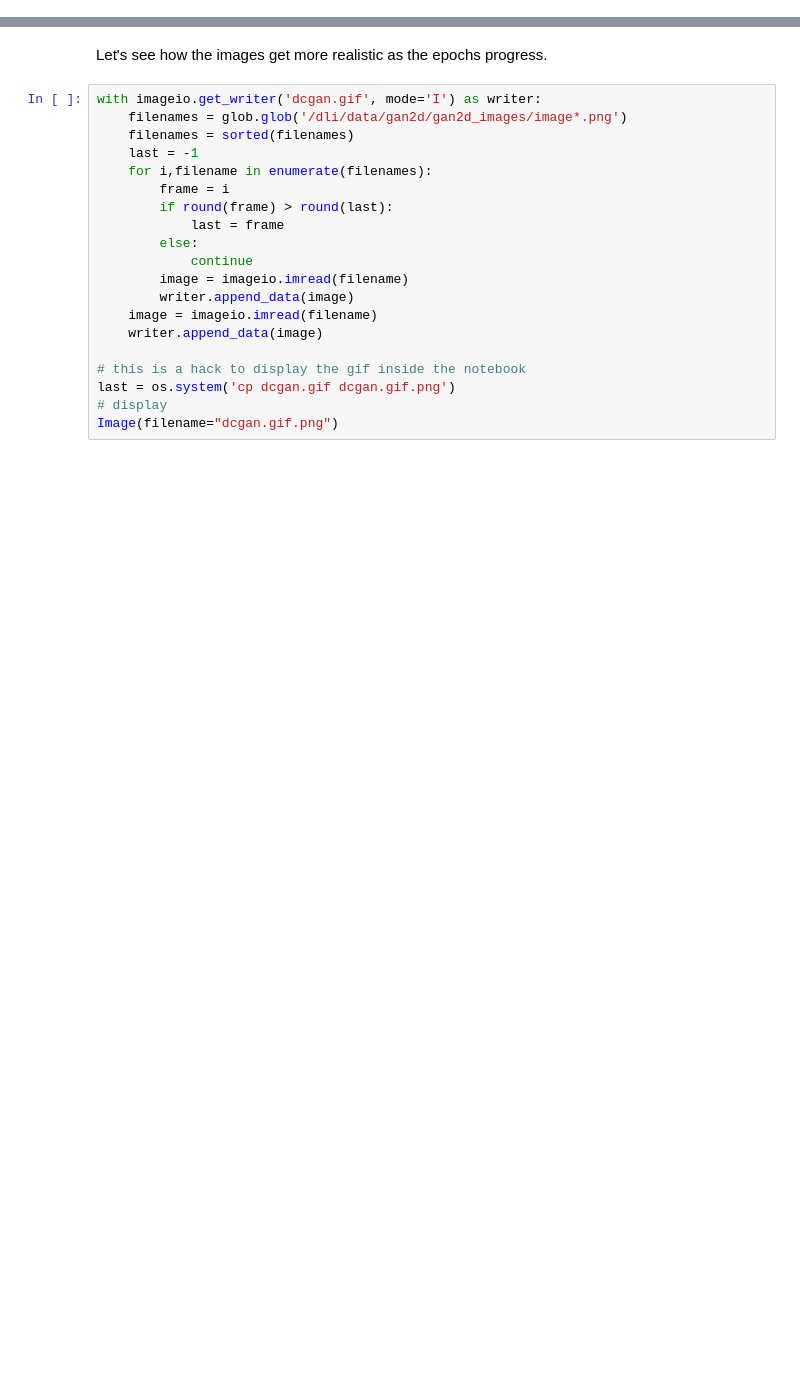
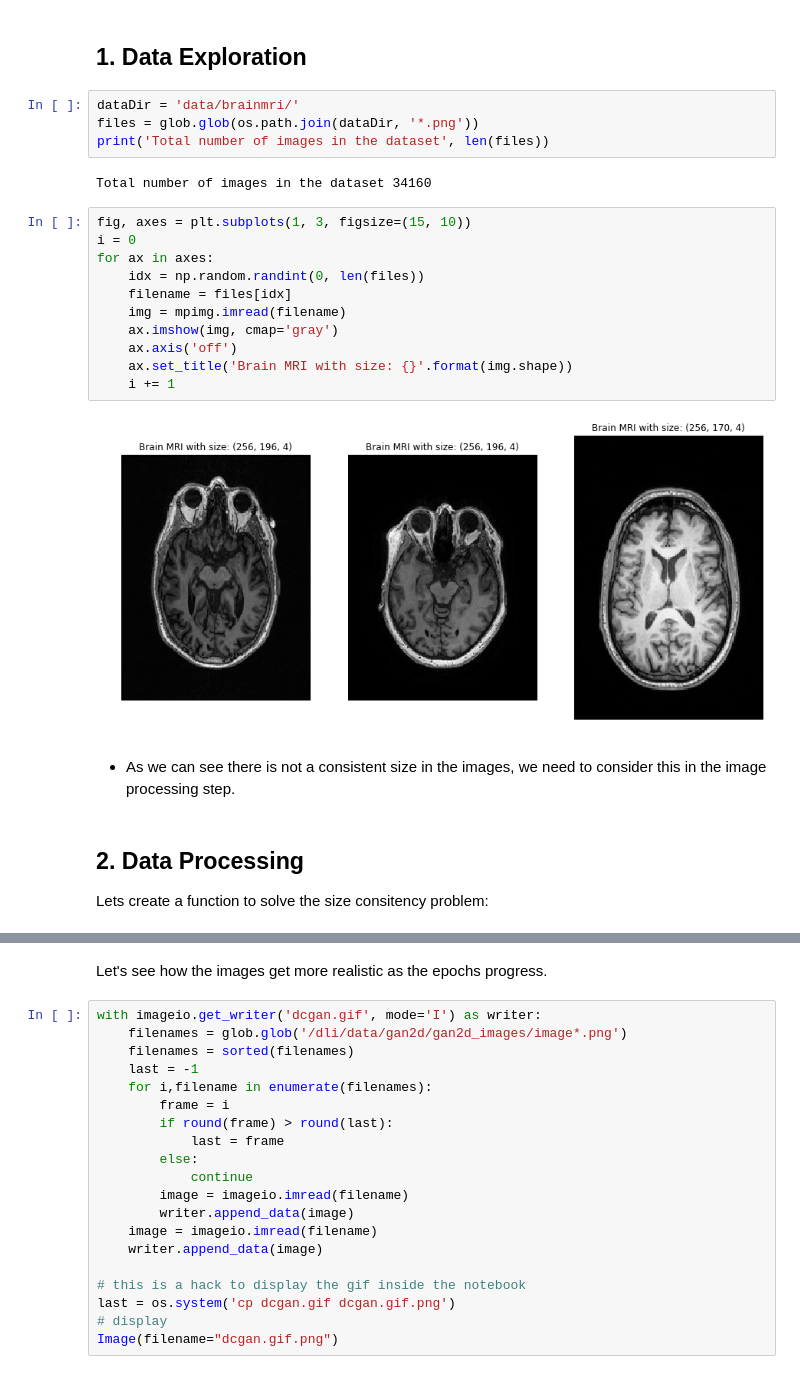
Before and after one commit to apolanco3225/Data-Augmentation-and-Segmentation-with-GANs-for-Medical-Images, a Jupyter notebook: startGANs.ipynb, the cells around one changed output, grey strips where cells are left out. Drawn from its saved outputs; the diff is of its cells as text; blank space fills up the shorter version.

```diff
--- a/startGANs.ipynb
+++ b/startGANs.ipynb
@@ -34,0 +40,26 @@ from IPython.display import Image
+# %% [markdown]
+## 1. Data Exploration
+# %%
+dataDir = 'data/brainmri/'
+files = glob.glob(os.path.join(dataDir, '*.png'))
+print('Total number of images in the dataset', len(files))
+# %% [output]
+Total number of images in the dataset 34160
+# %%
+fig, axes = plt.subplots(1, 3, figsize=(15, 10))
+i = 0
+for ax in axes:
+    idx = np.random.randint(0, len(files))
+    filename = files[idx]
+    img = mpimg.imread(filename)
+    ax.imshow(img, cmap='gray')
+    ax.axis('off')
+    ax.set_title('Brain MRI with size: {}'.format(img.shape))
+    i += 1
+# %% [output]
+[figure, added]
+# %% [markdown]
+* As we can see there is not a consistent size in the images, we need to consider this in the image processing step.
+# %% [markdown]
+## 2. Data Processing
+Lets create a function to solve the size consitency problem:
```
Also changed, not shown: parts of 32 cells of this notebook.
